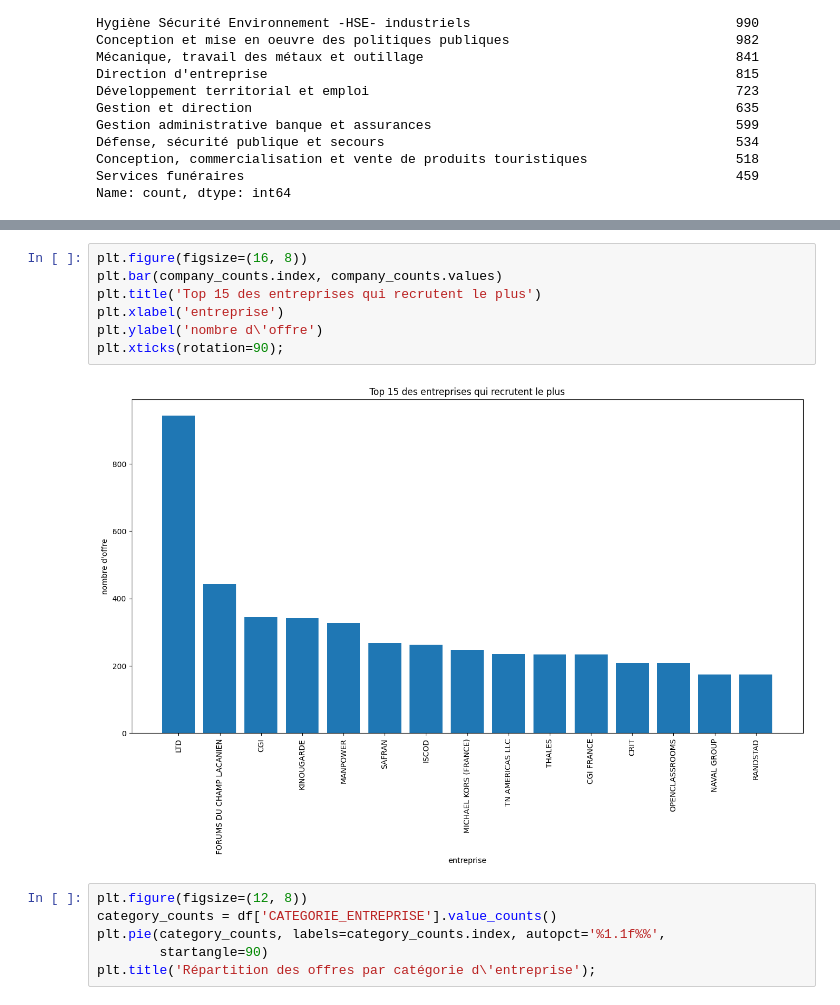
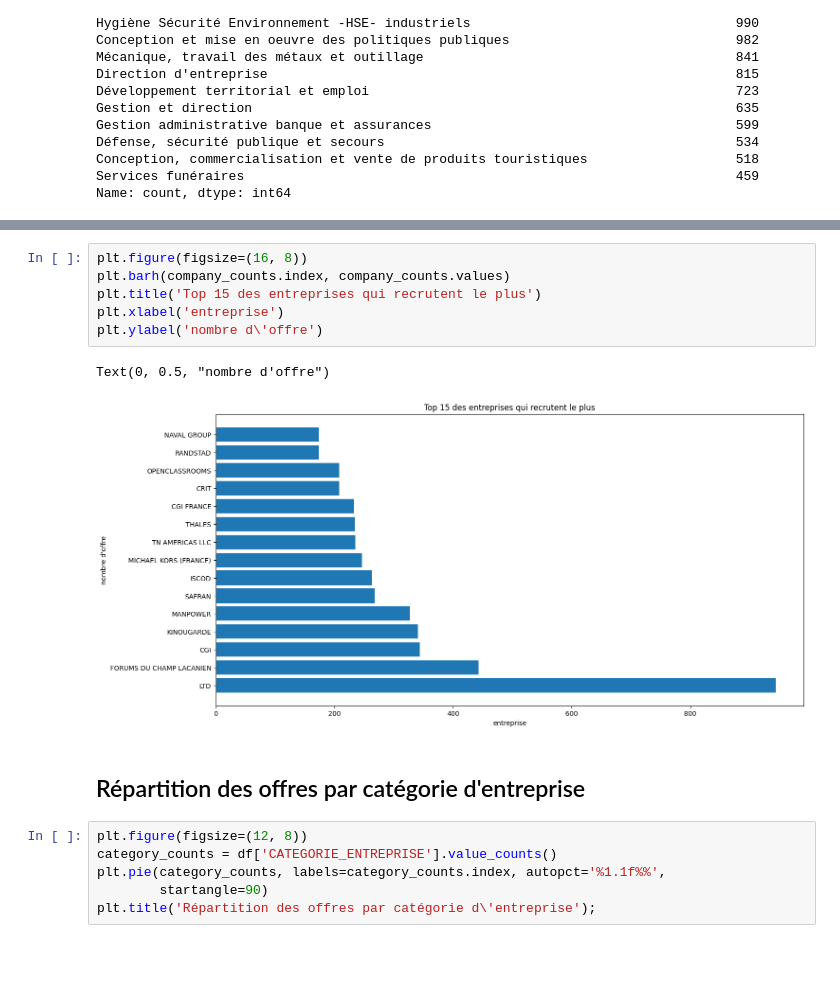
Before and after one commit to Ilanlp/Projet_update, a Jupyter notebook: MLFlow/notebook/EDA.ipynb, the cells around one changed output, grey strips where cells are left out. Cells and saved outputs as stored; diff of their text form; blank space fills up the shorter version.

```diff
--- a/MLFlow/notebook/EDA.ipynb
+++ b/MLFlow/notebook/EDA.ipynb
@@ -180,13 +161,15 @@ RANDSTAD                    174
 Name: count, dtype: int64
 # %%
 plt.figure(figsize=(16, 8))
-plt.bar(company_counts.index, company_counts.values)
+plt.barh(company_counts.index, company_counts.values)
 plt.title('Top 15 des entreprises qui recrutent le plus')
 plt.xlabel('entreprise')
 plt.ylabel('nombre d\'offre')
-plt.xticks(rotation=90);
 # %% [output]
+Text(0, 0.5, "nombre d'offre")
-[figure, old version]
+[figure, new version]
+# %% [markdown]
+## Répartition des offres par catégorie d\'entreprise
 # %%
 plt.figure(figsize=(12, 8))
 category_counts = df['CATEGORIE_ENTREPRISE'].value_counts()
```
Also changed, not shown: parts of 32 cells of this notebook.
